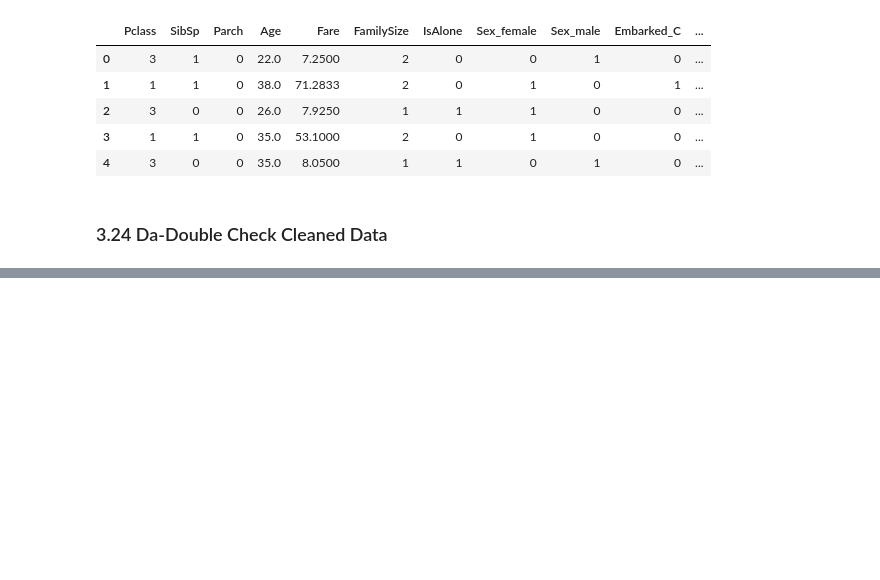
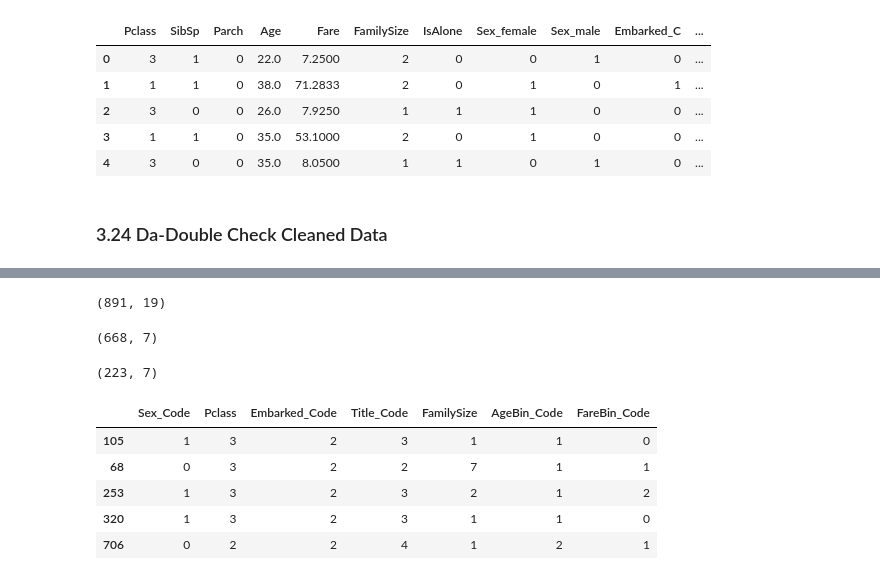
Before and after one commit to sebastienharinck/Courses, a Jupyter notebook: kaggle/titanic/titanic-machine-learning-from-disaster.ipynb, the cells around one changed output, grey strips where cells are left out. Saved outputs shown, nothing was run; the diff lists cells and outputs as text; code cells hidden in the pictures; blank space fills up the shorter version.

Commit message:
kaggle titanic split training and testing data

```diff
--- a/kaggle/titanic/titanic-machine-learning-from-disaster.ipynb
+++ b/kaggle/titanic/titanic-machine-learning-from-disaster.ipynb
@@ -322,7 +322,7 @@ data1_x_calc = ['Sex_Code', 'Pclass', 'Embarked_Code', 'Title_Code', 'FamilySize
 # %%
 data1_xy = Target + data1_x
 # %%
-data1_x_bin = ['Sex_Code', 'PClass', 'Embarked_Code', 'Title_Code', 'FamilySize', 'AgeBin_Code', 'FareBin_Code']
+data1_x_bin = ['Sex_Code', 'Pclass', 'Embarked_Code', 'Title_Code', 'FamilySize', 'AgeBin_Code', 'FareBin_Code']
 # %%
 data1_xy_bin = Target + data1_x_bin
 # %%
@@ -440,0 +443,8 @@ data1.describe(include='all')
+# %%
+train1_x, test1_x, train1_y, test1_y = model_selection.train_test_split(
+    data1[data1_x_calc], data1[Target], random_state=0
+)
+# %%
+train1_x_bin, test1_x_bin, train1_y_bin, test1_y_bin = model_selection.train_test_split(
+    data1[data1_x_bin], data1[Target], random_state=0
+)
@@ -440,0 +455,21 @@ data1.describe(include='all')
+# %%
+data1.shape
+# %% [output]
+(891, 19)
+# %%
+train1_x.shape
+# %% [output]
+(668, 7)
+# %%
+test1_x.shape
+# %% [output]
+(223, 7)
+# %%
+train1_x_bin.head()
+# %% [output]
+|  | Sex_Code | Pclass | Embarked_Code | Title_Code | FamilySize | AgeBin_Code | FareBin_Code |
+| 105 | 1 | 3 | 2 | 3 | 1 | 1 | 0 |
+| 68 | 0 | 3 | 2 | 2 | 7 | 1 | 1 |
+| 253 | 1 | 3 | 2 | 3 | 2 | 1 | 2 |
+| 320 | 1 | 3 | 2 | 3 | 1 | 1 | 0 |
+| 706 | 0 | 2 | 2 | 4 | 1 | 2 | 1 |
```
Also changed, not shown: parts of 13 cells of this notebook.
